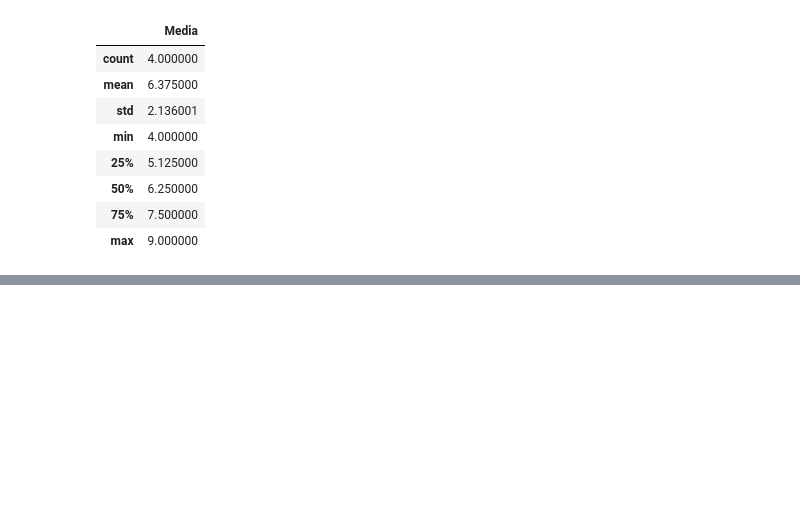
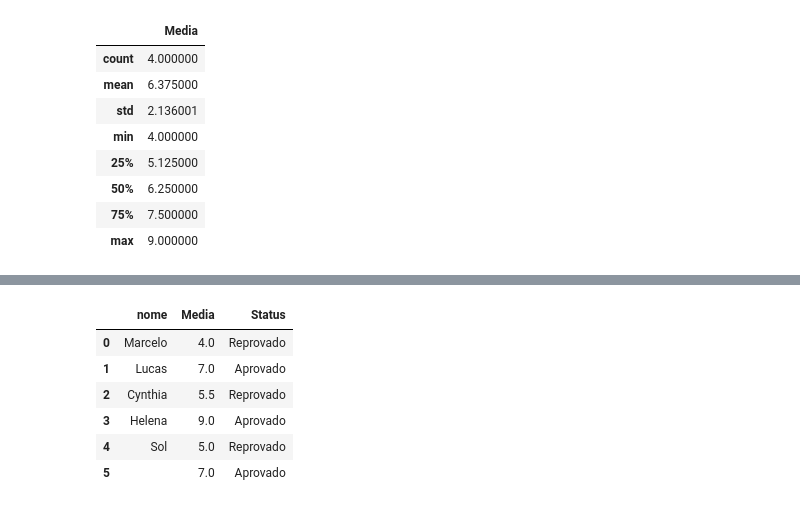
Before and after one commit to vitor-edu/Programa-de-Forma-o-Big-Data-BRQ, a Jupyter notebook: Pandas.ipynb, the cells around one changed output, grey strips where cells are left out. Drawn from its saved outputs; the diff is of its cells as text; code cells hidden in the pictures; blank space fills up the shorter version.

```diff
--- a/Pandas.ipynb
+++ b/Pandas.ipynb
@@ -128,0 +307,4 @@ data_frame1.describe() # Comando describe retorna alguns valores estatísticos d
+# %%
+# Criando dicionário com dados faltantes.
+alunos2 = {'nome': ['Marcelo','Lucas','Cynthia','Helena', 'Sol',''], 'Media':[4,7,5.5,9,5,7],
+          'Status':['Reprovado','Aprovado','Reprovado','Aprovado','Reprovado','Aprovado']}
@@ -128,0 +322,12 @@ data_frame1.describe() # Comando describe retorna alguns valores estatísticos d
+# %%
+# Transformando dicionário em dataframe.
+data_frame2 = pd.DataFrame(alunos2)
+data_frame2
+# %% [output]
+|  | nome | Media | Status |
+| 0 | Marcelo | 4.0 | Reprovado |
+| 1 | Lucas | 7.0 | Aprovado |
+| 2 | Cynthia | 5.5 | Reprovado |
+| 3 | Helena | 9.0 | Aprovado |
+| 4 | Sol | 5.0 | Reprovado |
+| 5 |  | 7.0 | Aprovado |
```
Also changed, not shown: parts of 30 cells of this notebook.
